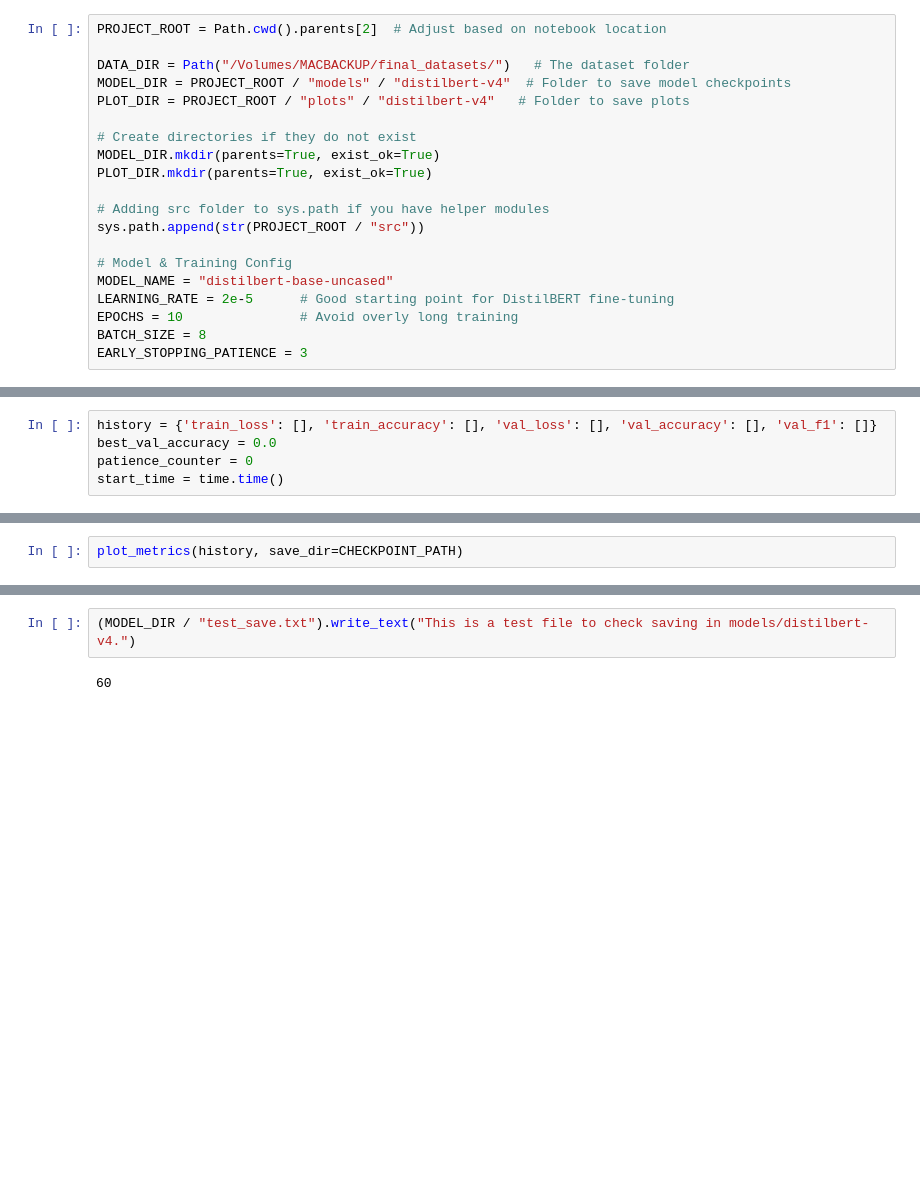
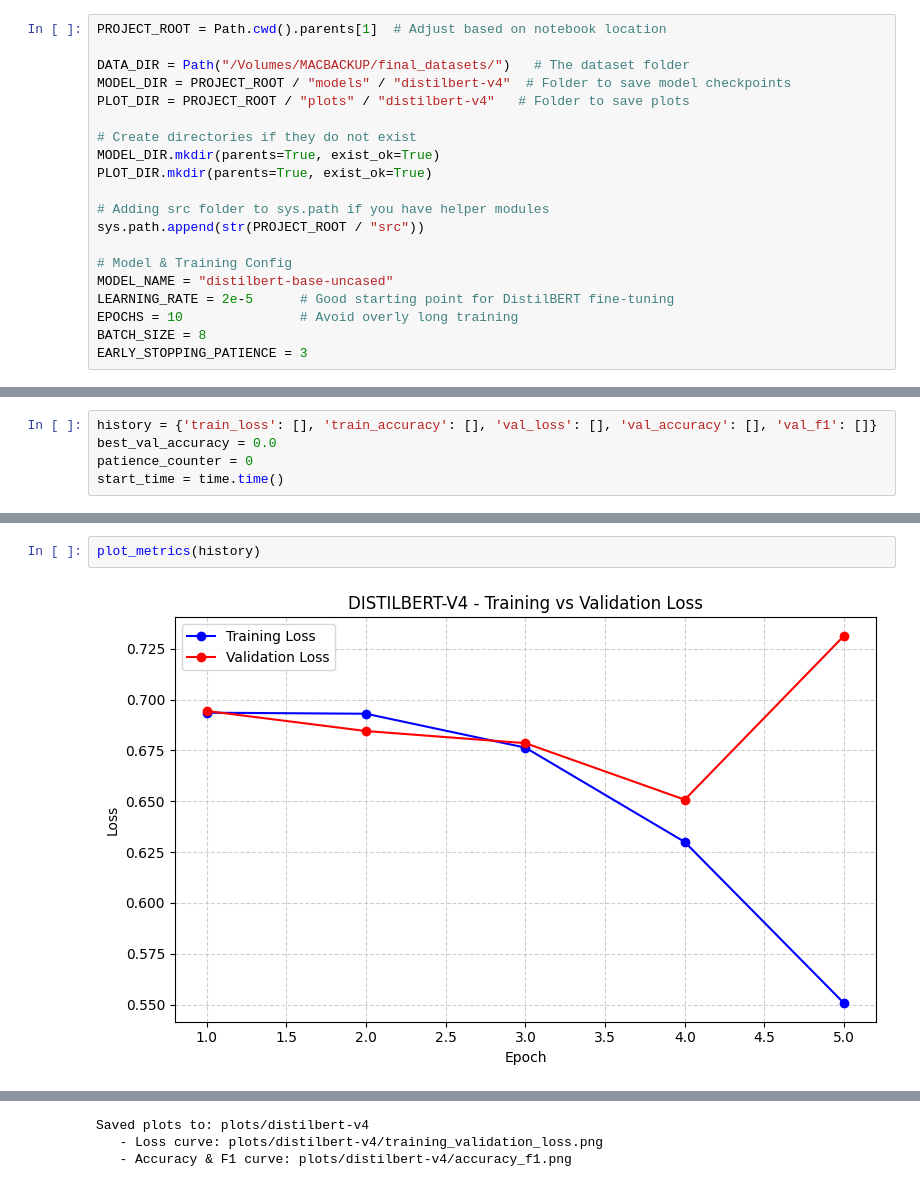
Before and after one commit to ujjwal-poudel/Conversational-Health-Analytics-, a Jupyter notebook: notebooks/fine-tuning-v2/distilbert_fine_tuning_v4_torch.ipynb, the cells around one changed output, grey strips where cells are left out. Cells and saved outputs as stored; diff of their text form; blank space fills up the shorter version.

```diff
--- a/notebooks/fine-tuning-v2/distilbert_fine_tuning_v4_torch.ipynb
+++ b/notebooks/fine-tuning-v2/distilbert_fine_tuning_v4_torch.ipynb
@@ -32,5 +38,5 @@ import numpy as np
 # %%
-PROJECT_ROOT = Path.cwd().parents[2]  # Adjust based on notebook location
+PROJECT_ROOT = Path.cwd().parents[1]  # Adjust based on notebook location
 
 DATA_DIR = Path("/Volumes/MACBACKUP/final_datasets/")   # The dataset folder
 MODEL_DIR = PROJECT_ROOT / "models" / "distilbert-v4"  # Folder to save model checkpoints
@@ -323,2 +351,4 @@ print(f"\nTraining finished in {(end_time - start_time)/60:.2f} minutes.")
 # %%
-plot_metrics(history, save_dir=CHECKPOINT_PATH)
+plot_metrics(history)
+# %% [output]
+[figure, added]
@@ -325,4 +356,3 @@ plot_metrics(history, save_dir=CHECKPOINT_PATH)
+Saved plots to: plots/distilbert-v4
+   - Loss curve: plots/distilbert-v4/training_validation_loss.png
+   - Accuracy & F1 curve: plots/distilbert-v4/accuracy_f1.png
-# %%
-(MODEL_DIR / "test_save.txt").write_text("This is a test file to check saving in models/distilbert-v4.")
-# %% [output]
-60
```
Also changed, not shown: parts of 4 cells of this notebook, 1 other file.
